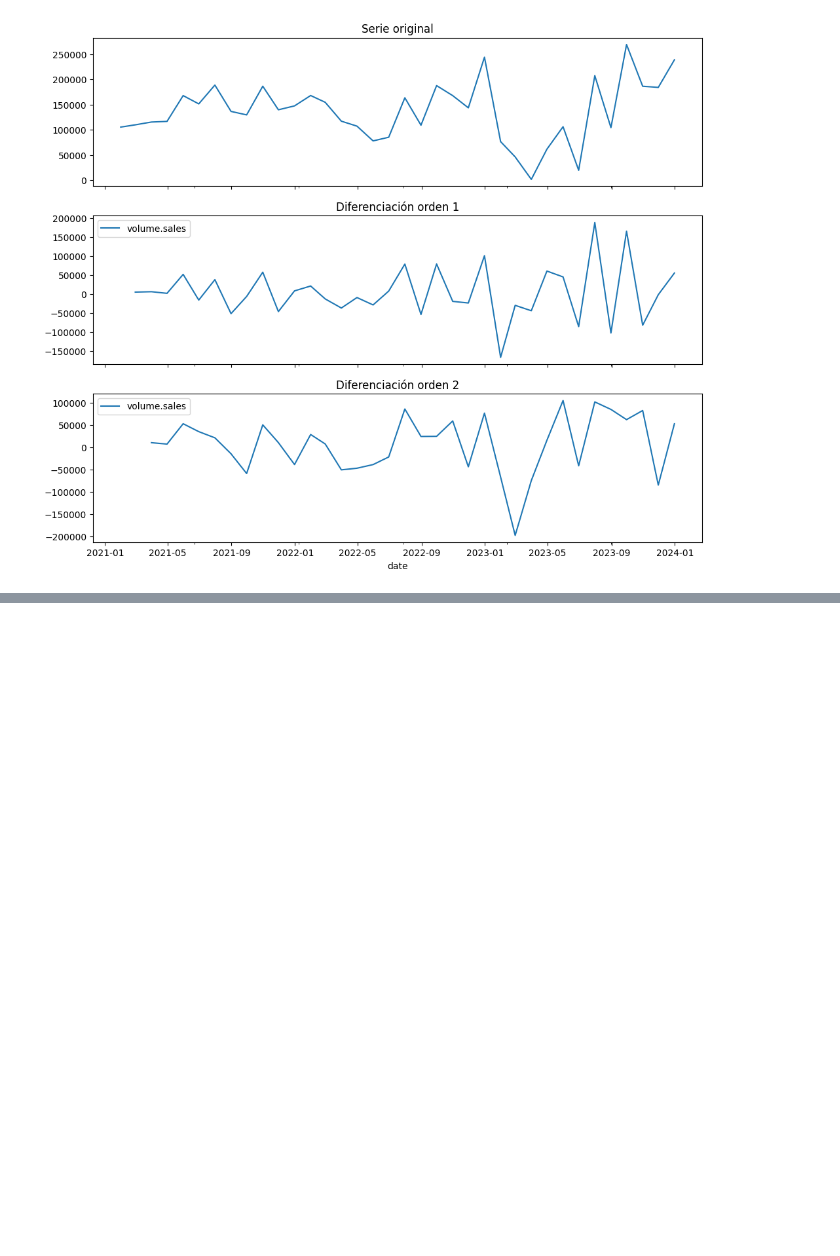
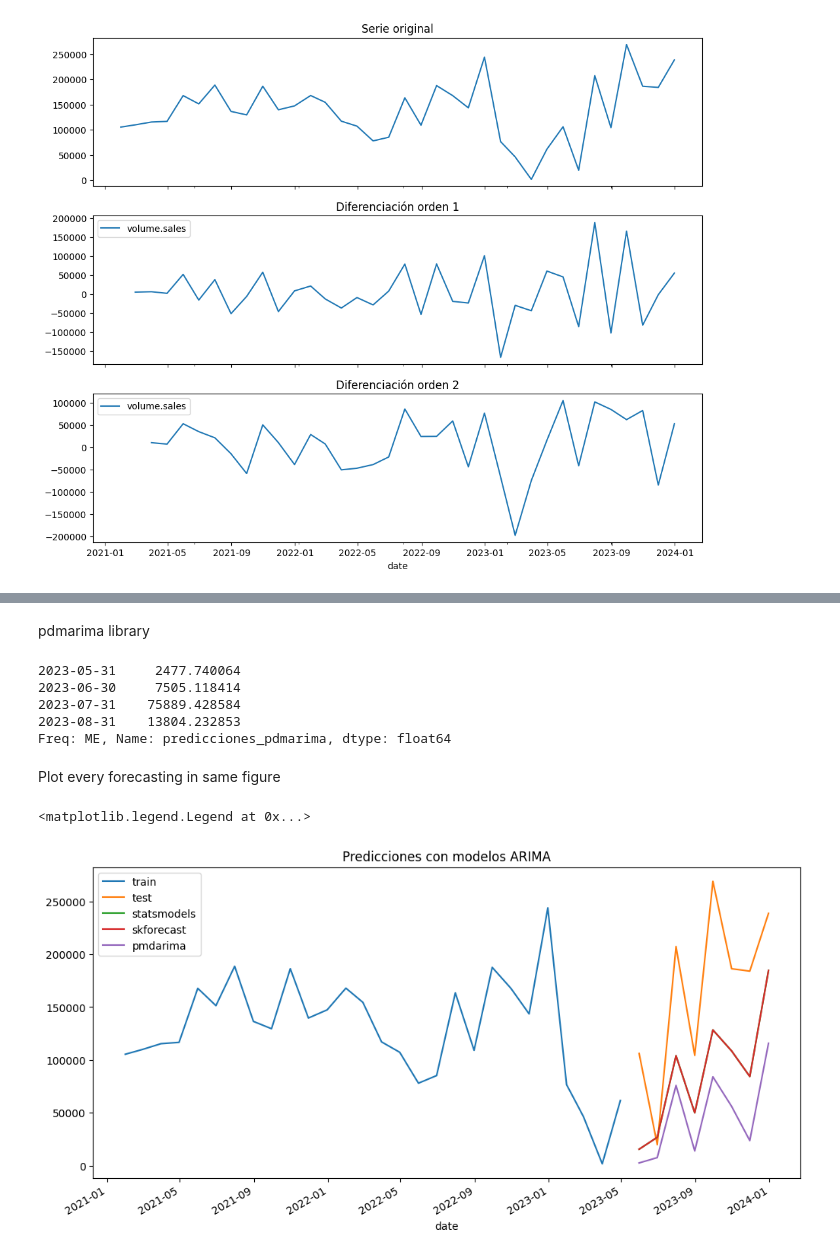
Before and after one commit to oscarjibou/BT-DataAnalysis, a Jupyter notebook: arimax.ipynb, the cells around one changed output, grey strips where cells are left out. Saved outputs shown, nothing was run; the diff lists cells and outputs as text; code cells hidden in the pictures; blank space fills up the shorter version.

```diff
--- a/arimax.ipynb
+++ b/arimax.ipynb
@@ -192,0 +221,10 @@ Conclusion: we'll use the parameter d=0 in ARIMA and ARIMAX models.
+# %%
+from skforecast.sarimax import Sarimax
+
+warnings.filterwarnings("ignore", category=UserWarning, message='Non-invertible|Non-stationary')
+model = Sarimax(order=(1, 1, 0), seasonal_order=(0, 1, 0, 12))
+model.fit(y=train_data['volume.sales'])
+model.summary()
+
+forecast_skforecast = model.predict(steps=len(test_data))
+display(forecast_skforecast.head(4))
@@ -192,0 +237,39 @@ Conclusion: we'll use the parameter d=0 in ARIMA and ARIMAX models.
+# %% [markdown]
+pdmarima library
+# %%
+# Modelo SARIMAX con pdmarima.Sarimax
+# ==============================================================================
+from pmdarima import ARIMA
+model = ARIMA(order=(1, 1, 0), seasonal_order=(0, 1, 0, 12))
+model.fit(y=train_data['volume.sales'])
+model.summary()
+
+# Prediction
+# ==============================================================================
+warnings.filterwarnings("ignore", message=".*force_all_finite.*", category=FutureWarning)
+forecasting_pdmarima = model.predict(len(test_data))
+forecasting_pdmarima.name = 'predicciones_pdmarima'
+display(forecasting_pdmarima.head(4))
+# %% [output]
+2023-05-31     2477.740064
+2023-06-30     7505.118414
+2023-07-31    75889.428584
+2023-08-31    13804.232853
+Freq: ME, Name: predicciones_pdmarima, dtype: float64
+# %% [markdown]
+Plot every forecasting in same figure
+# %%
+# Plot predictions
+# ==============================================================================
+fig, ax = plt.subplots(figsize=(12, 6))
+train_data['volume.sales'].plot(ax=ax, label='train')
+test_data['volume.sales'].plot(ax=ax, label='test')
+forecast_statsmodel.plot(ax=ax, label='statsmodels')
+forecast_skforecast.columns = ['skforecast']
+forecast_skforecast.plot(ax=ax, label='skforecast')
+forecasting_pdmarima.plot(ax=ax, label='pmdarima')
+ax.set_title('Predicciones con modelos ARIMA')
+ax.legend()
+# %% [output]
+<matplotlib.legend.Legend at 0x...>
+[figure, added]
```
Also changed, not shown: parts of 11 cells of this notebook, 1 other file.
